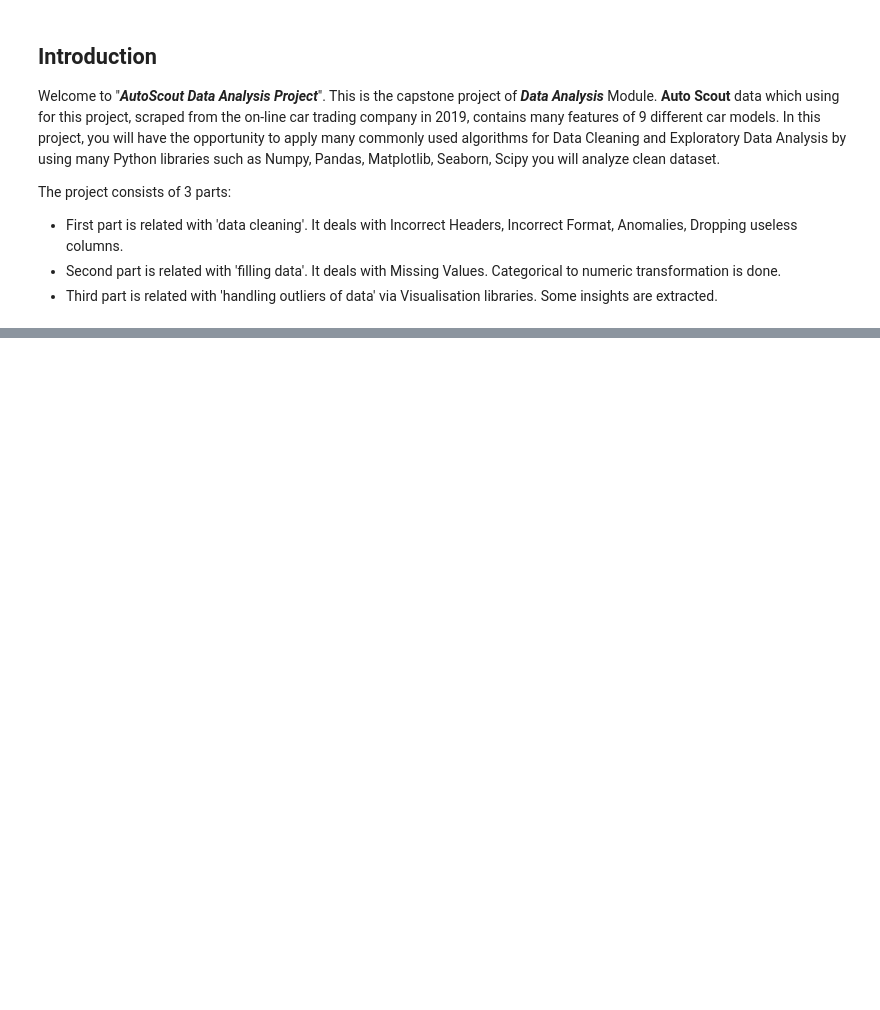
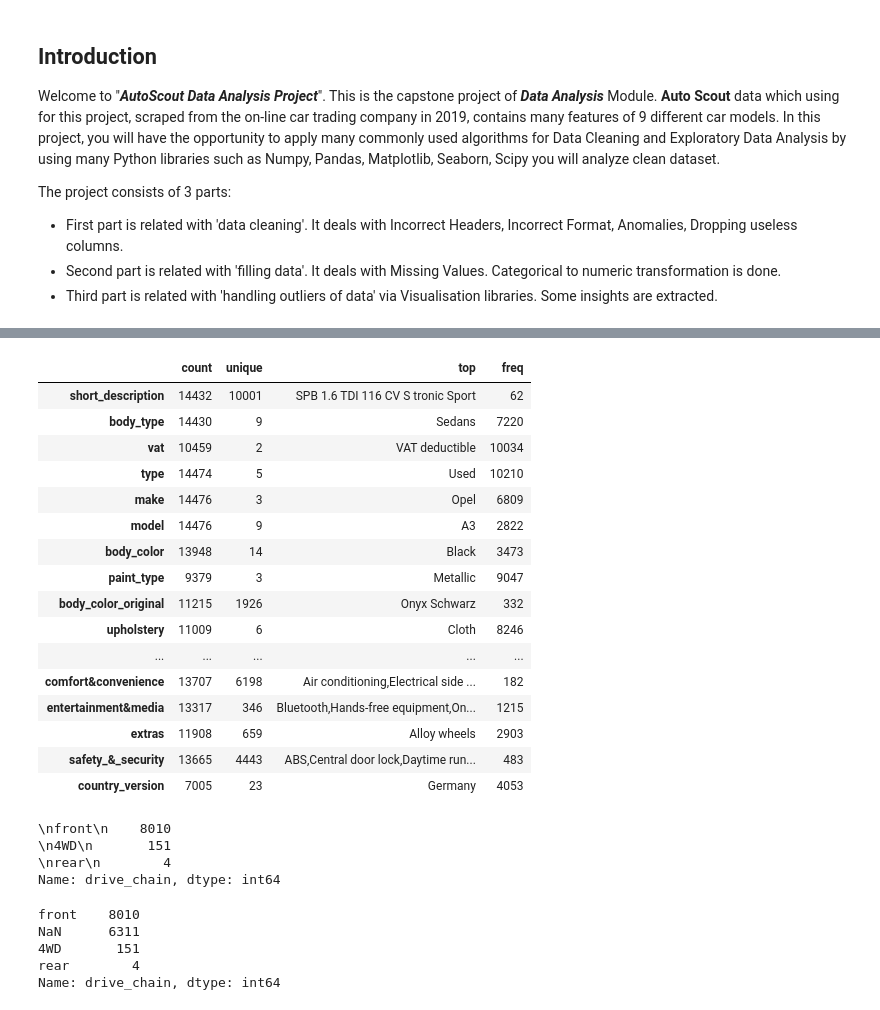
Before and after one commit to ustab/SOURCE, a Jupyter notebook: Expolatory Data Analysis(EDA) Capstone Project-Scout Car/Capstone Project-(AutoScout)-Student.ipynb, the cells around one changed output, grey strips where cells are left out. Saved outputs shown, nothing was run; the diff lists cells and outputs as text; code cells hidden in the pictures; blank space fills up the shorter version.

```diff
--- a/Expolatory Data Analysis(EDA) Capstone Project-Scout Car/Capstone Project-(AutoScout)-Student.ipynb
+++ b/Expolatory Data Analysis(EDA) Capstone Project-Scout Car/Capstone Project-(AutoScout)-Student.ipynb
@@ -124,0 +145,20 @@ dtype: float64
+# %%
+df.describe(include="O").T
+# %% [output]
+|  | count | unique | top | freq |
+| short_description | 14432 | 10001 | SPB 1.6 TDI 116 CV S tronic Sport | 62 |
+| body_type | 14430 | 9 | Sedans | 7220 |
+| vat | 10459 | 2 | VAT deductible | 10034 |
+| type | 14474 | 5 | Used | 10210 |
+| make | 14476 | 3 | Opel | 6809 |
+| model | 14476 | 9 | A3 | 2822 |
+| body_color | 13948 | 14 | Black | 3473 |
+| paint_type | 9379 | 3 | Metallic | 9047 |
+| body_color_original | 11215 | 1926 | Onyx Schwarz | 332 |
+| upholstery | 11009 | 6 | Cloth | 8246 |
+| ... | ... | ... | ... | ... |
+| comfort&convenience | 13707 | 6198 | Air conditioning,Electrical side ... | 182 |
+| entertainment&media | 13317 | 346 | Bluetooth,Hands-free equipment,On... | 1215 |
+| extras | 11908 | 659 | Alloy wheels | 2903 |
+| safety_&_security | 13665 | 4443 | ABS,Central door lock,Daytime run... | 483 |
+| country_version | 7005 | 23 | Germany | 4053 |
@@ -124,0 +168,7 @@ dtype: float64
+# %%
+df.drive_chain.value_counts()
+# %% [output]
+\nfront\n    8010
+\n4WD\n       151
+\nrear\n        4
+Name: drive_chain, dtype: int64
@@ -124,0 +177,8 @@ dtype: float64
+# %%
+df.drive_chain.value_counts(dropna=False)
+# %% [output]
+front    8010
+NaN      6311
+4WD       151
+rear        4
+Name: drive_chain, dtype: int64
```
Also changed, not shown: parts of 92 cells of this notebook.
